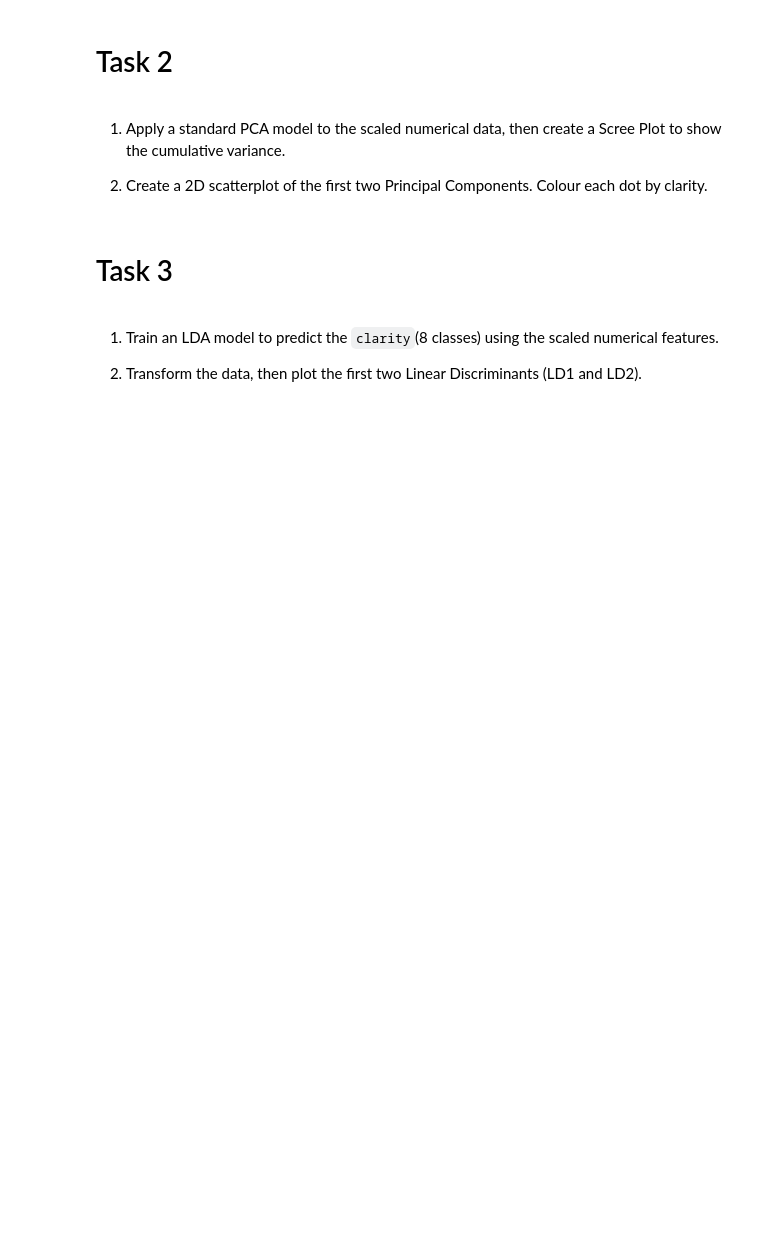
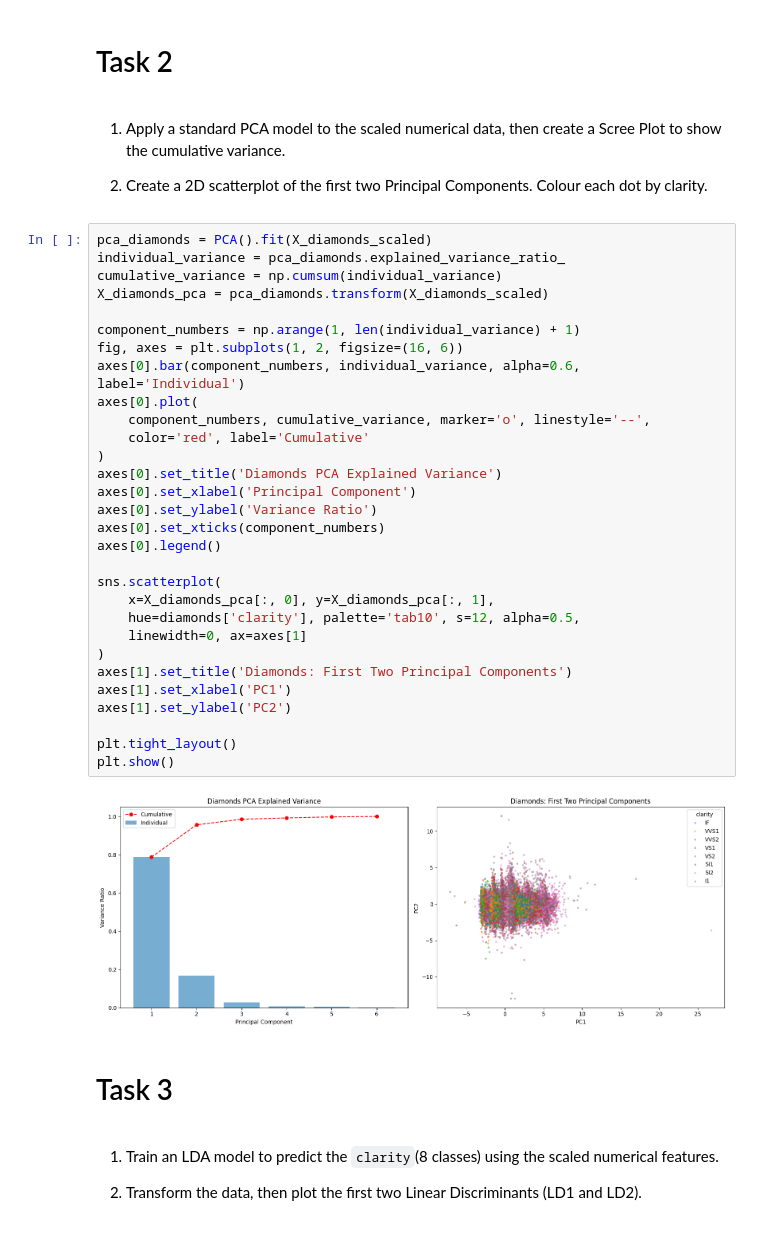
Before and after one commit to KeironTJ/Apprenticeship, a Jupyter notebook: Notebooks/Module 3.12/03.12 - Tasks.ipynb, the cells around one changed output. Cells and saved outputs as stored; diff of their text form; blank space fills up the shorter version.

```diff
--- a/Notebooks/Module 3.12/03.12 - Tasks.ipynb
+++ b/Notebooks/Module 3.12/03.12 - Tasks.ipynb
@@ -35,6 +66,38 @@ Your dataset includes continuous physical features like `carat`, `depth`, `x`, `
 1. Apply a standard PCA model to the scaled numerical data, then create a Scree Plot to show the cumulative variance.
 
 2. Create a 2D scatterplot of the first two Principal Components. Colour each dot by clarity.
+# %%
+pca_diamonds = PCA().fit(X_diamonds_scaled)
+individual_variance = pca_diamonds.explained_variance_ratio_
+cumulative_variance = np.cumsum(individual_variance)
+X_diamonds_pca = pca_diamonds.transform(X_diamonds_scaled)
+
+component_numbers = np.arange(1, len(individual_variance) + 1)
+fig, axes = plt.subplots(1, 2, figsize=(16, 6))
+axes[0].bar(component_numbers, individual_variance, alpha=0.6, label='Individual')
+axes[0].plot(
+    component_numbers, cumulative_variance, marker='o', linestyle='--',
+    color='red', label='Cumulative'
+)
+axes[0].set_title('Diamonds PCA Explained Variance')
+axes[0].set_xlabel('Principal Component')
+axes[0].set_ylabel('Variance Ratio')
+axes[0].set_xticks(component_numbers)
+axes[0].legend()
+
+sns.scatterplot(
+    x=X_diamonds_pca[:, 0], y=X_diamonds_pca[:, 1],
+    hue=diamonds['clarity'], palette='tab10', s=12, alpha=0.5,
+    linewidth=0, ax=axes[1]
+)
+axes[1].set_title('Diamonds: First Two Principal Components')
+axes[1].set_xlabel('PC1')
+axes[1].set_ylabel('PC2')
+
+plt.tight_layout()
+plt.show()
+# %% [output]
+[figure, added]
 # %% [markdown]
 # Task 3
 # %% [markdown]
```
Also changed, not shown: parts of 7 cells of this notebook.
